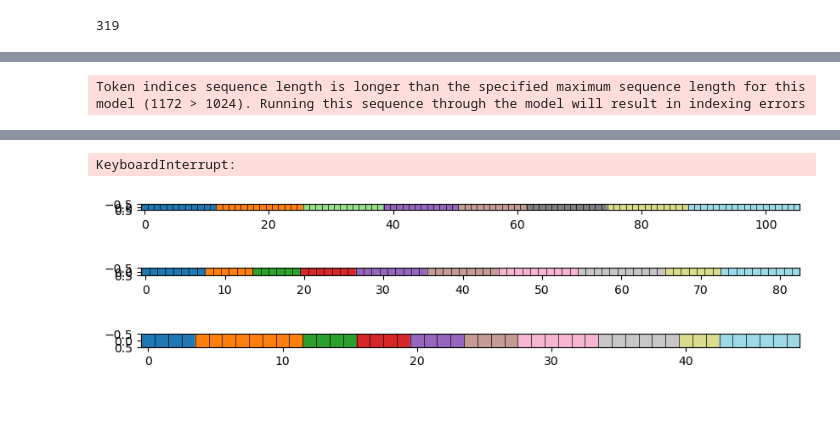
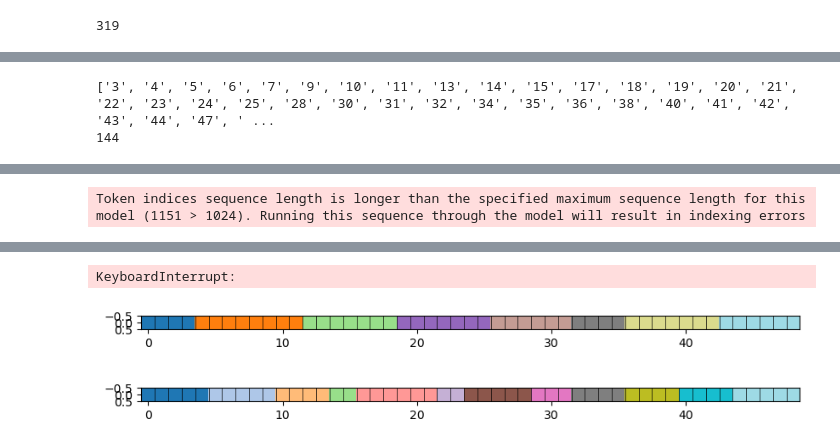
Before and after one commit to ronaldlee/w210_prj, a Jupyter notebook: summarize/summarize_llm_ollama_openchat.ipynb, the cells around one changed output, grey strips where cells are left out. Drawn from its saved outputs; the diff is of its cells as text; code cells hidden in the pictures; blank space fills up the shorter version.

Commit message:
mass summarize with ollama openchat

```diff
--- a/summarize/summarize_llm_ollama_openchat.ipynb
+++ b/summarize/summarize_llm_ollama_openchat.ipynb
@@ -227,13 +227,16 @@ def summarize_stage_2(stage_1_outputs, topics, summary_num_words = 250):
 # Use less word to try solve the warning/error:
 # Token indices sequence length is longer than the specified maximum sequence length for this model (1313 > 1024).
 # Running this sequence through the model will result in indexing errors
-  map_prompt_template = """Wite a 75-85 word summary of the following text:
+  map_prompt_template = """Write a 75-85 word summary of the following topic of a podcast:
       {text}
 
       CONCISE SUMMARY:"""
 
 
-  combine_prompt_template = 'Write a ' + str(summary_num_words) + """-word summary of the following, removing irrelevant information. Finish your answer:
+  combine_prompt_template = 'Write a ' + str(summary_num_words) + """-word summary of the following podcast,
+  removing irrelevant information.
+
+  Finish your answer:
   {text}
   """ + str(summary_num_words) + """-WORD SUMMARY:"""
 
@@ -378,8 +303,33 @@ episode_name: Biology, Life, Aliens, Evolution, Embryogenesis & Xenobots, is_tec
+# %%
+# Filter out and keep only techincal podcasts
+f = open('./summarized_dataset/check_is_techincal_podcast.json')
+
+# returns JSON object as
+# a dictionary
+check_is_technical_podcast = json.load(f)
+
+is_techincal_episode_numbers = []
+
+for podcast in check_is_technical_podcast:
+    is_technical = podcast['is_technical']
+    if is_technical == "yes":
+        is_techincal_episode_numbers.append(podcast['episode_number'])
+
+print(is_techincal_episode_numbers)
+print(len(is_techincal_episode_numbers))
+# %% [output]
+['3', '4', '5', '6', '7', '9', '10', '11', '13', '14', '15', '17', '18', '19', '20', '21', '22', '23', '24', '25', '28', '30', '31', '32', '34', '35', '36', '38', '40', '41', '42', '43', '44', '47', ' ...
+144
 # %%
 
 podcast_summary = []
 
 for podcast in podcast_data:
+
+    if not podcast['episode_number'] in is_techincal_episode_numbers:
+        print(f"episode {podcast['episode_number']} is not technical. skip")
+        continue
+
     text_splitter = RecursiveCharacterTextSplitter(
         chunk_size=900,
         chunk_overlap=200,
@@ -436,7 +386,7 @@ for podcast in podcast_data:
         "final_summary": final_summary
     }
 
-    with open(f"./summarized_dataset/podcast_summaries_{podcast['episode_number']}.json", "w") as outfile:
+    with open(f"./summarized_dataset/podcast_summaries_ollama_openchat_{podcast['episode_number']}_v2.json", "w") as outfile:
         json.dump(summarized_podcast, outfile)
 
 #     break
@@ -455 +407 @@ Stage 2 start time 2024-02-25 15:28:07.875843
-Token indices sequence length is longer than the specified maximum sequence length for this model (1172 > 1024). Running this sequence through the model will result in indexing errors
+Token indices sequence length is longer than the specified maximum sequence length for this model (1151 > 1024). Running this sequence through the model will result in indexing errors
@@ -463,4 +411,3 @@ Start time: 2024-02-25 15:30:01.698208
 KeyboardInterrupt:
-[figure, old version]
+[figure, new version]
-[figure, old version]
+[figure, new version]
-[figure, removed]
```
Also changed, not shown: parts of 2 cells of this notebook, 2 other files.
